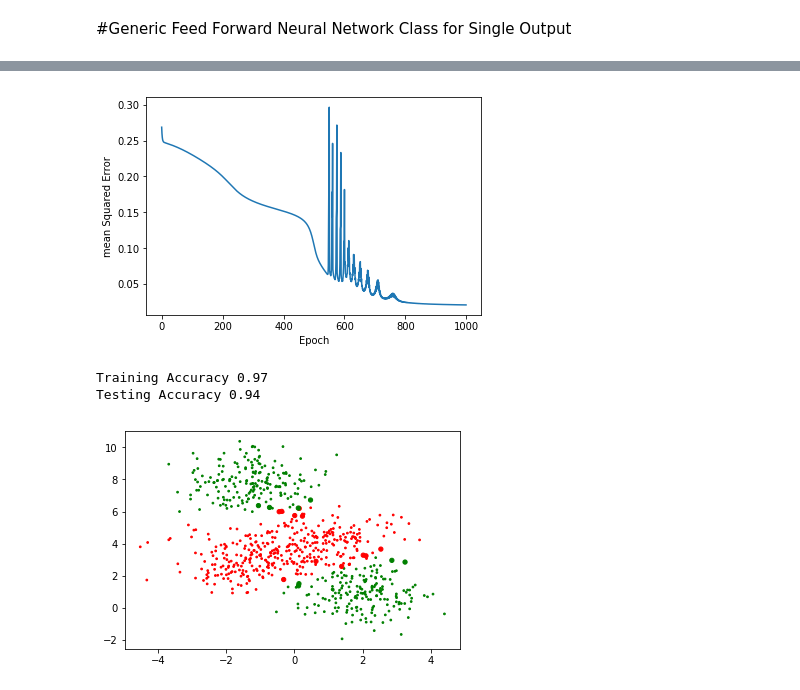
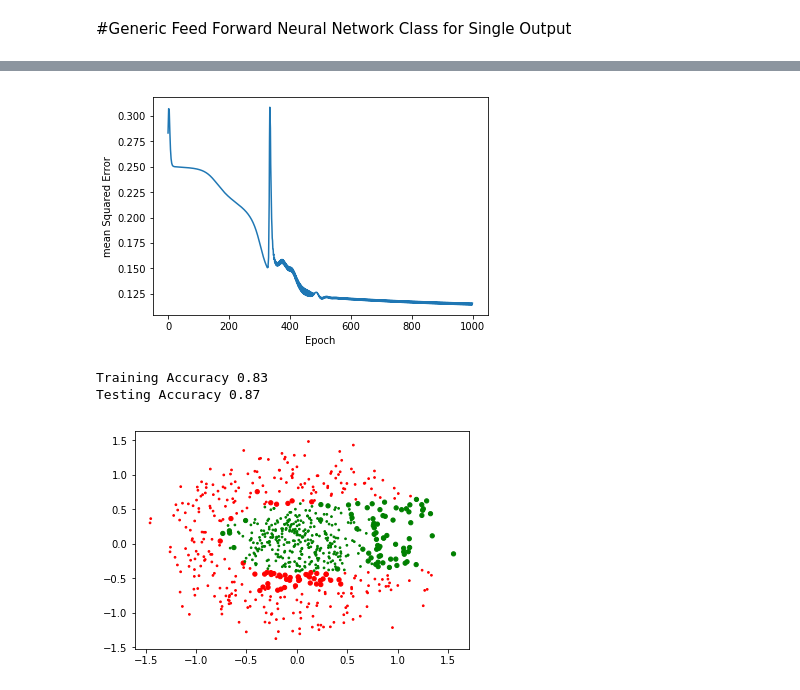
Before and after one commit to aborundiya/NeuralNetwork, a Jupyter notebook: GenericNeuralNetwork.ipynb, the cells around one changed output, grey strips where cells are left out. Cells and saved outputs as stored; diff of their text form; code cells hidden in the pictures.

```diff
--- a/GenericNeuralNetwork.ipynb
+++ b/GenericNeuralNetwork.ipynb
@@ -17,7 +17,9 @@ np.random.seed(0)
 # %% [markdown]
 #Generating data sets through make_blobs
 # %%
-data , labels = make_blobs(n_samples = 1000, n_features = 2 , centers = 4, random_state =0 )
+#data , labels = make_blobs(n_samples = 1000, n_features = 2 , centers = 4, random_state =0 )
+#data , labels = make_moons(n_samples =1000, random_state=0, noise =0.15)
+data , labels = make_circles(n_samples =1000, random_state=0, noise =0.2, factor = 0.3)
 plt.scatter(data[:,0], data[:,1], c=labels, cmap = my_cmap)
 plt.show()
 # %% [output]
@@ -122,11 +124,11 @@ class GenericFFNN():
       Y_pred.append(pred)
     return np.array(Y_pred).squeeze()
 # %%
-ffsnn = GenericFFNN(2,[2,3])
-ffsnn.fit(X_train, Y_train, epochs=1000, learning_rate=.001, display_loss=True)
+ffsnn = GenericFFNN(2,[2,4])
+ffsnn.fit(X_train, Y_train, epochs=1000, learning_rate=.01, display_loss=True)
 # %% [output]
 [interactive output not drawn]
-[figure, old version]
+[figure, new version]
 # %%
 Y_pred_train = ffsnn.predict(X_train)
 Y_pred_binarised_train = (Y_pred_train >=0.5).astype("int").ravel()
@@ -137,10 +139,10 @@ accuracy_test = accuracy_score(Y_pred_binarised_val, Y_val)
 print("Training Accuracy", round(accuracy_train,2))
 print("Testing Accuracy", round(accuracy_test,2))
 # %% [output]
-Training Accuracy 0.97
-Testing Accuracy 0.94
+Training Accuracy 0.83
+Testing Accuracy 0.87
 # %%
 plt.scatter(X_train[:,0],X_train[:,1],c=Y_pred_binarised_train, cmap =my_cmap, s = 15 * (np.abs(Y_pred_binarised_train-Y_train)+0.2))
 plt.show()
 # %% [output]
-[figure, old version]
+[figure, new version]
```
Also changed, not shown: parts of 3 cells of this notebook.
